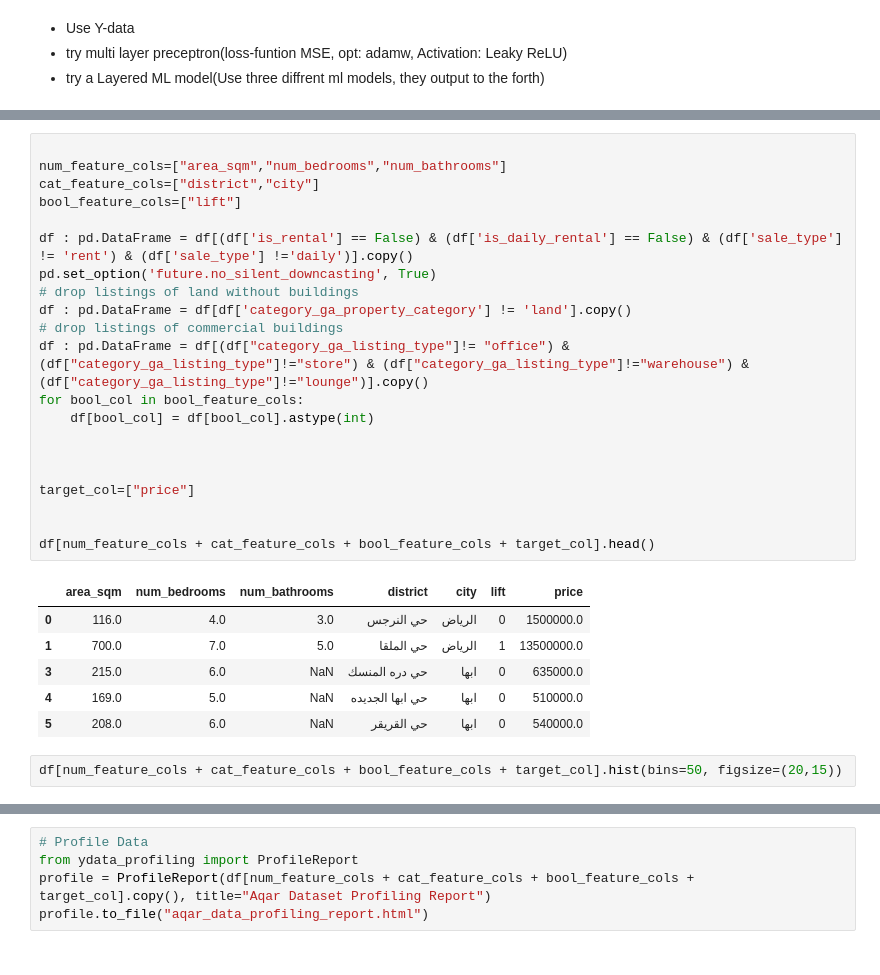
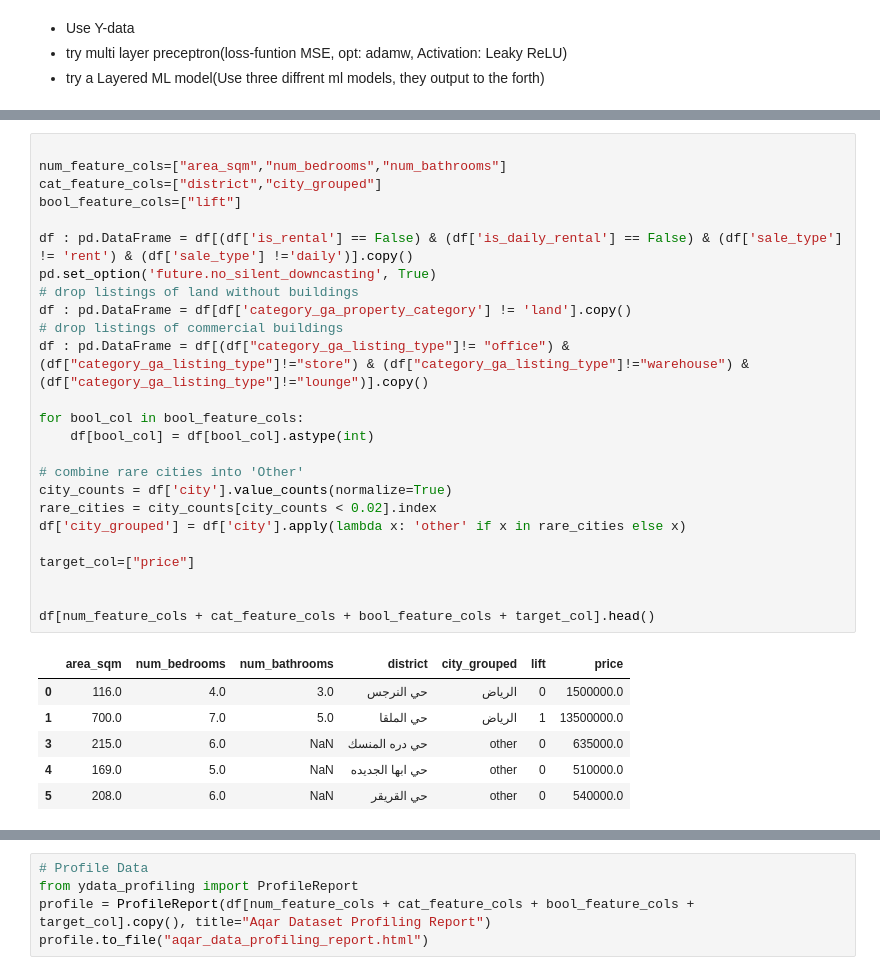
Before and after one commit to AFAskar/Machine-Learning-W3, a Jupyter notebook: aqar.ipynb, the cells around one changed output, grey strips where cells are left out. Drawn from its saved outputs; the diff is of its cells as text.

```diff
--- a/aqar.ipynb
+++ b/aqar.ipynb
@@ -14,30 +54,32 @@ df.hist(bins=50, figsize=(20,15))
 # %%
 
 num_feature_cols=["area_sqm","num_bedrooms","num_bathrooms"]
-cat_feature_cols=["district","city"]
+cat_feature_cols=["district","city_grouped"]
 bool_feature_cols=["lift"]
 
 df : pd.DataFrame = df[(df['is_rental'] == False) & (df['is_daily_rental'] == False) & (df['sale_type'] != 'rent') & (df['sale_type'] !='daily')].copy()
 pd.set_option('future.no_silent_downcasting', True)
 # drop listings of land without buildings
 df : pd.DataFrame = df[df['category_ga_property_category'] != 'land'].copy()
 # drop listings of commercial buildings
 df : pd.DataFrame = df[(df["category_ga_listing_type"]!= "office") & (df["category_ga_listing_type"]!="store") & (df["category_ga_listing_type"]!="warehouse") & (df["category_ga_listing_type"]!="lounge")].copy()
+
 for bool_col in bool_feature_cols:
     df[bool_col] = df[bool_col].astype(int)
 
-
+# combine rare cities into 'Other'
+city_counts = df['city'].value_counts(normalize=True)
+rare_cities = city_counts[city_counts < 0.02].index
+df['city_grouped'] = df['city'].apply(lambda x: 'other' if x in rare_cities else x)
 
 target_col=["price"]
 
 
 df[num_feature_cols + cat_feature_cols + bool_feature_cols + target_col].head()
 # %% [output]
-|  | area_sqm | num_bedrooms | num_bathrooms | district | city | lift | price |
+|  | area_sqm | num_bedrooms | num_bathrooms | district | city_grouped | lift | price |
 | 0 | 116.0 | 4.0 | 3.0 | حي النرجس | الرياض | 0 | 1500000.0 |
 | 1 | 700.0 | 7.0 | 5.0 | حي الملقا | الرياض | 1 | 13500000.0 |
-| 3 | 215.0 | 6.0 | NaN | حي دره المنسك | ابها | 0 | 635000.0 |
-| 4 | 169.0 | 5.0 | NaN | حي ابها الجديده | ابها | 0 | 510000.0 |
-| 5 | 208.0 | 6.0 | NaN | حي القريقر | ابها | 0 | 540000.0 |
+| 3 | 215.0 | 6.0 | NaN | حي دره المنسك | other | 0 | 635000.0 |
+| 4 | 169.0 | 5.0 | NaN | حي ابها الجديده | other | 0 | 510000.0 |
+| 5 | 208.0 | 6.0 | NaN | حي القريقر | other | 0 | 540000.0 |
-# %%
-df[num_feature_cols + cat_feature_cols + bool_feature_cols + target_col].hist(bins=50, figsize=(20,15))
```
Also changed, not shown: parts of 11 cells of this notebook, 2 other files.
